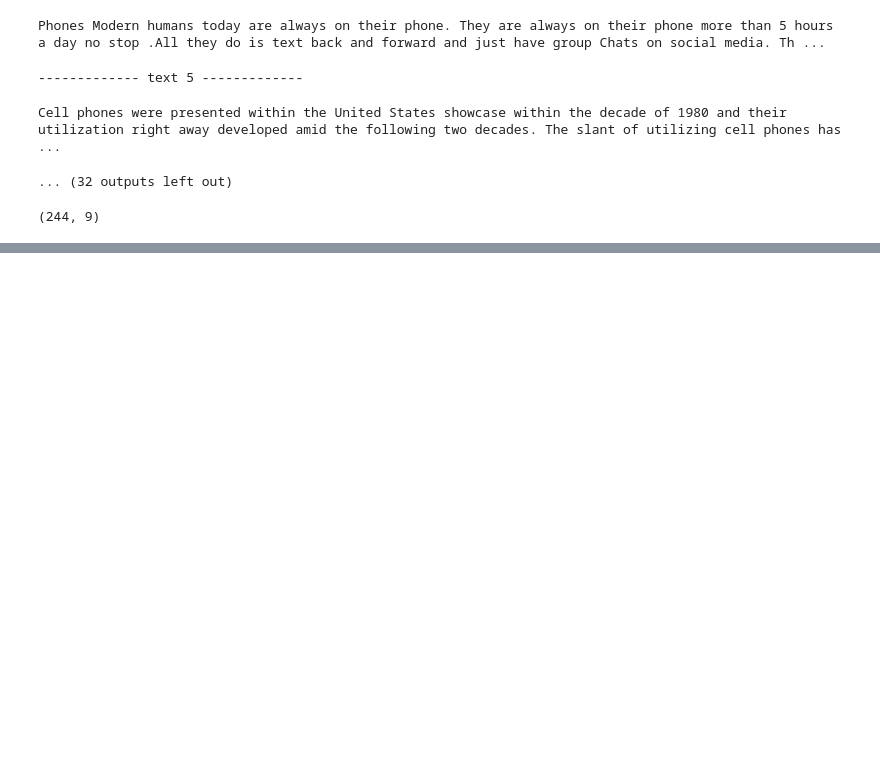
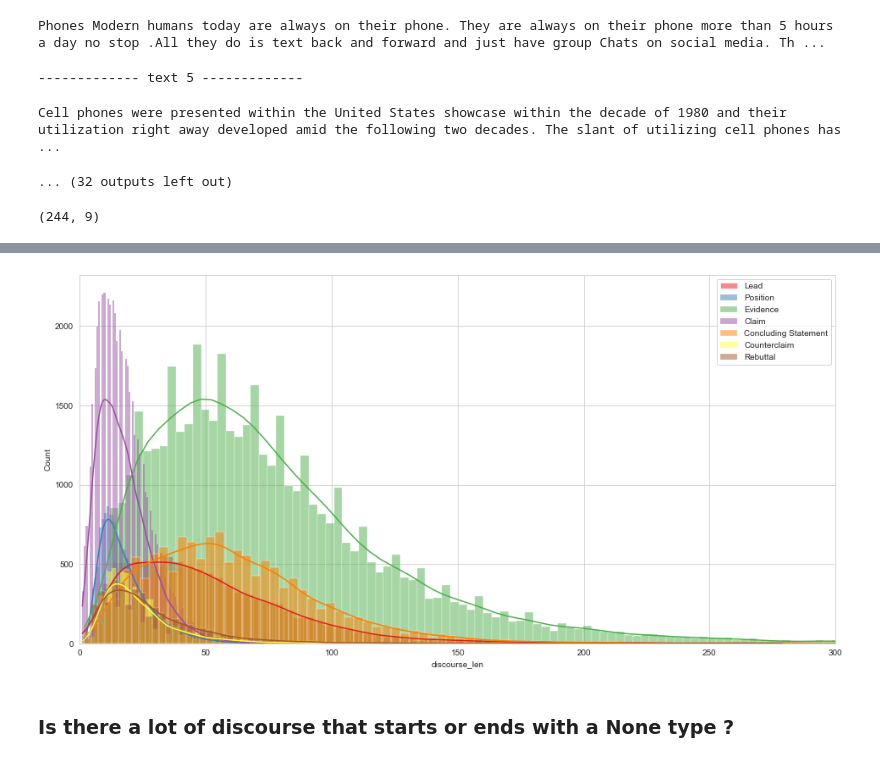
Before and after one commit to arthurcol/feedback_prize, a Jupyter notebook: notebooks/explorator.ipynb, the cells around one changed output, grey strips where cells are left out. Cells and saved outputs as stored; diff of their text form; code cells hidden in the pictures; blank space fills up the shorter version.

```diff
--- a/notebooks/explorator.ipynb
+++ b/notebooks/explorator.ipynb
@@ -214,0 +245,3 @@ df_full.head()
+# %%
+types=df.discourse_type.unique()
+colors=sns.color_palette("Set1")
@@ -214,0 +260,11 @@ df_full.head()
+# %%
+sns.set_style('whitegrid')
+plt.figure(figsize=(16,8))
+for t,c in zip(types,colors):
+    sns.histplot(df[df['discourse_type']==t]['discourse_len'],kde=True,color=c,label=t)
+plt.xlim((0,300))
+plt.legend();
+# %% [output]
+[figure, added]
+# %% [markdown]
+### Is there a lot of discourse that starts or ends with a None type ?
```
Also changed, not shown: parts of 15 cells of this notebook, 2 other files.
